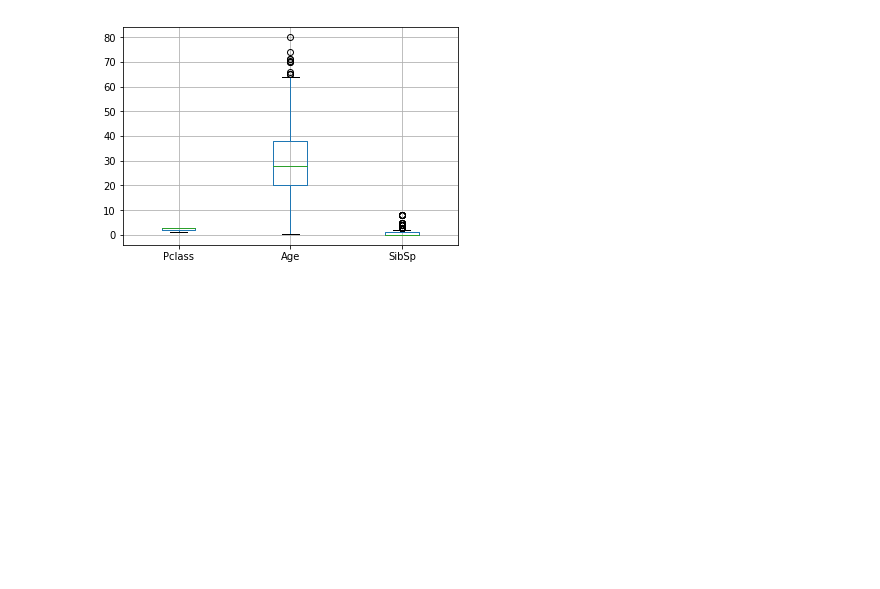
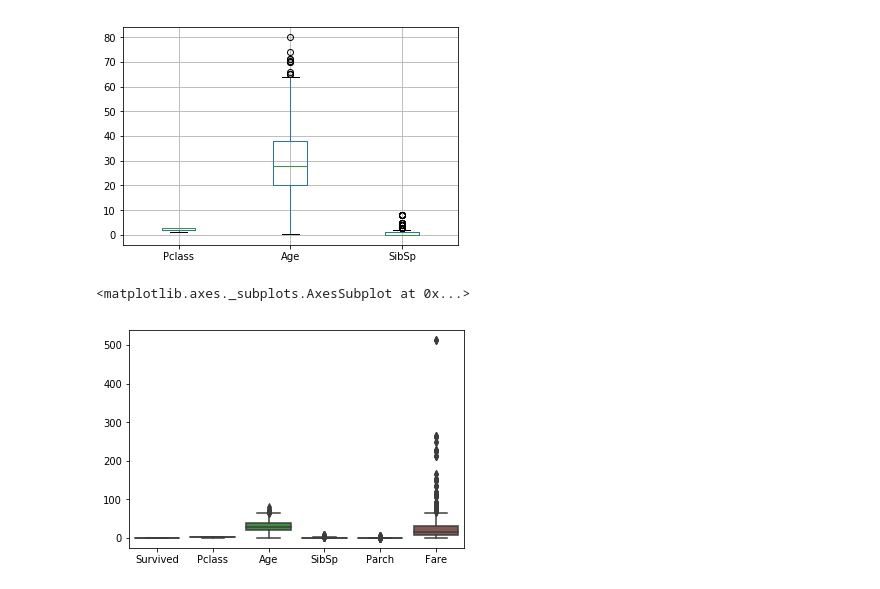
Before and after one commit to RonnyCh/Capstone, a Jupyter notebook: Titanic/Titanic_with_python.ipynb, the cells around one changed output. Cells and saved outputs as stored; diff of their text form; code cells hidden in the pictures; blank space fills up the shorter version.

```diff
--- a/Titanic/Titanic_with_python.ipynb
+++ b/Titanic/Titanic_with_python.ipynb
@@ -71,3 +97,10 @@ train.plot.box()
 boxplot = train.boxplot(column=['Pclass','Age','SibSp'])  # only do boxplot on certain columns
 # %% [output]
 [figure]
+# %%
+# box plot using seaborn instead of panda
+import seaborn as sns
+sns.boxplot(data=train)
+# %% [output]
+<matplotlib.axes._subplots.AxesSubplot at 0x...>
+[figure, added]
```
Also changed, not shown: parts of 8 cells of this notebook.
